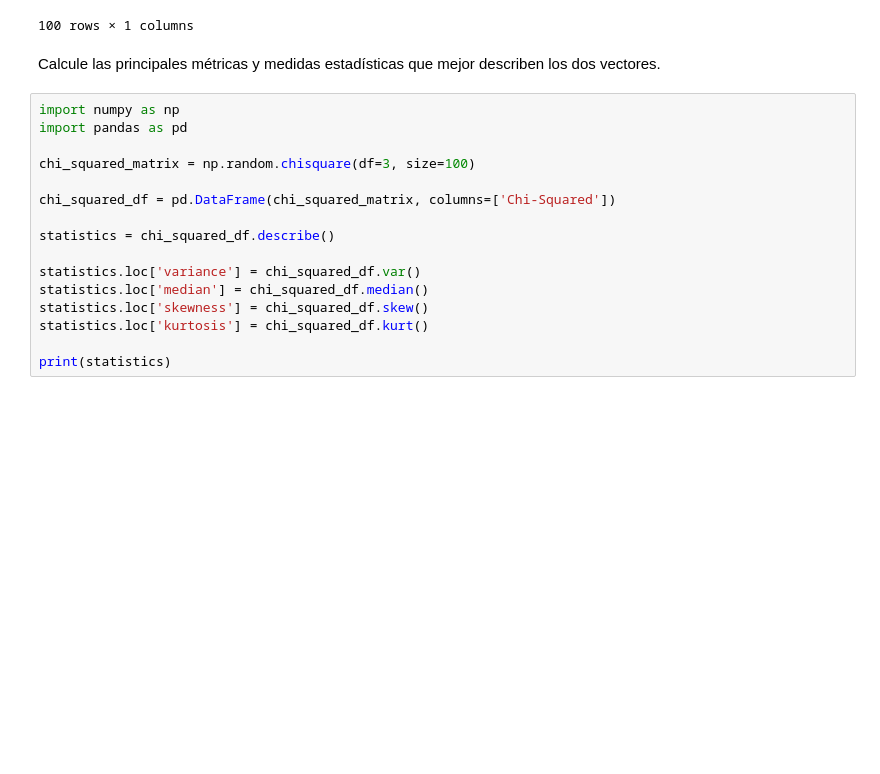
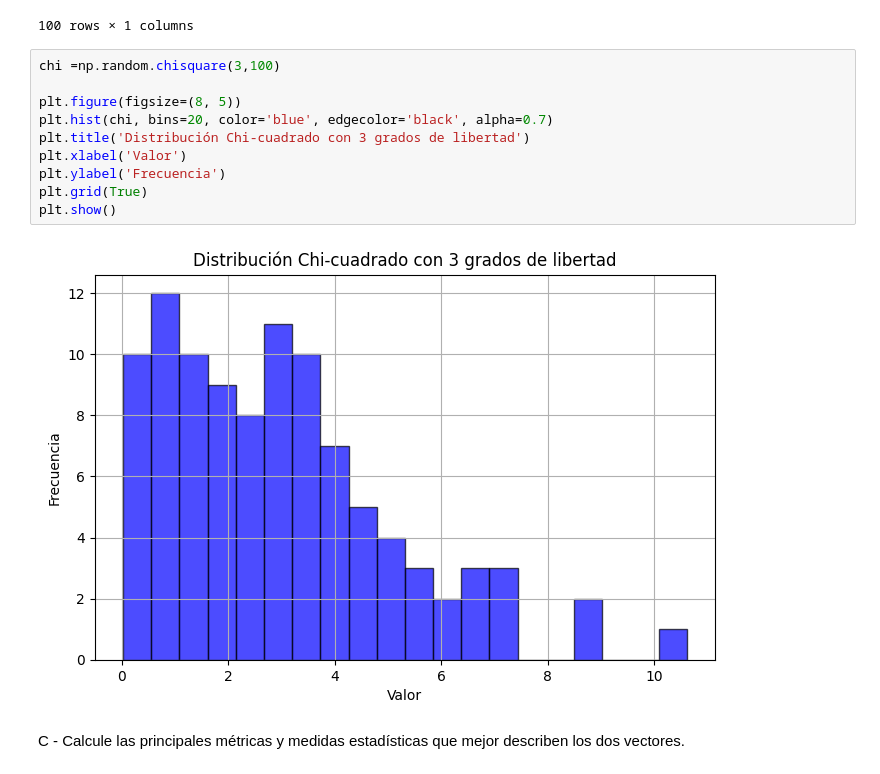
Before and after one commit to 4GeeksAcademy/my_descriptive-statistics-exercises-project-with-python, a Jupyter notebook: notebook/problems.ipynb, the cells around one changed output. Saved outputs shown, nothing was run; the diff lists cells and outputs as text; blank space fills up the shorter version.

```diff
--- a/notebook/problems.ipynb
+++ b/notebook/problems.ipynb
@@ -62,21 +82,17 @@ chi_squared_df
 | 98 | 0.474027 |
 | 99 | 2.693997 |
 100 rows × 1 columns
+# %%
+chi =np.random.chisquare(3,100)
+
+plt.figure(figsize=(8, 5))
+plt.hist(chi, bins=20, color='blue', edgecolor='black', alpha=0.7)
+plt.title('Distribución Chi-cuadrado con 3 grados de libertad')
+plt.xlabel('Valor')
+plt.ylabel('Frecuencia')
+plt.grid(True)
+plt.show()
+# %% [output]
+[figure, added]
 # %% [markdown]
-Calcule las principales métricas y medidas estadísticas que mejor describen los dos vectores.
+C - Calcule las principales métricas y medidas estadísticas que mejor describen los dos vectores.
-# %%
-import numpy as np
-import pandas as pd
-
-chi_squared_matrix = np.random.chisquare(df=3, size=100)
-
-chi_squared_df = pd.DataFrame(chi_squared_matrix, columns=['Chi-Squared'])
-
-statistics = chi_squared_df.describe()
-
-statistics.loc['variance'] = chi_squared_df.var()
-statistics.loc['median'] = chi_squared_df.median()
-statistics.loc['skewness'] = chi_squared_df.skew()
-statistics.loc['kurtosis'] = chi_squared_df.kurt()
-
-print(statistics)
```
Also changed, not shown: parts of 11 cells of this notebook.
